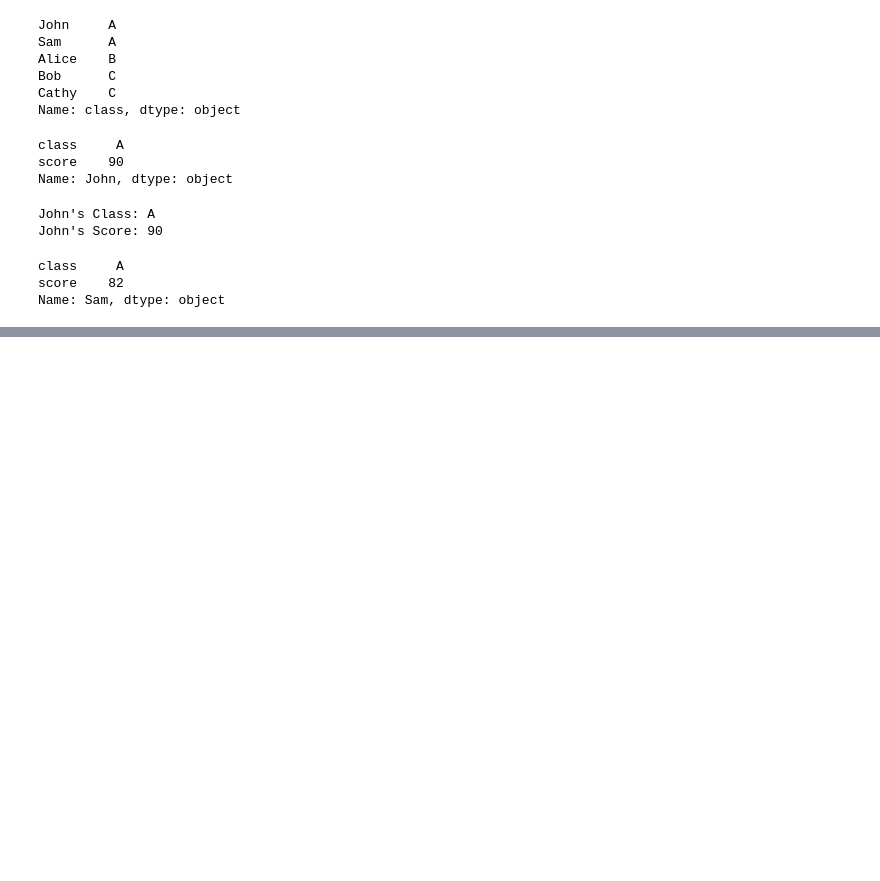
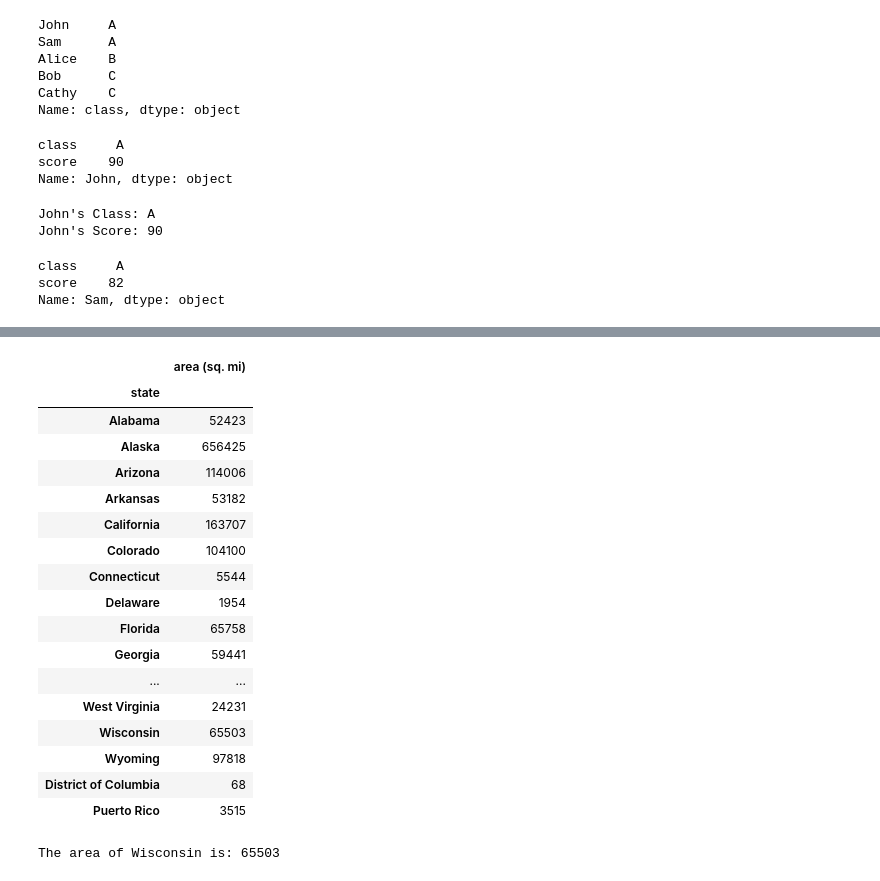
Before and after one commit to dowonh9599/everything-python, a Jupyter notebook: 06-pandas/01-introduction.ipynb, the cells around one changed output, grey strips where cells are left out. Cells and saved outputs as stored; diff of their text form; code cells hidden in the pictures; blank space fills up the shorter version.

```diff
--- a/06-pandas/01-introduction.ipynb
+++ b/06-pandas/01-introduction.ipynb
@@ -210,0 +339,27 @@ Name: Sam, dtype: object
+# %%
+# overwrite state_area_df with new DataFrame, where index is state, and values are area (sq. mi).
+state_area_df_2 = pd.DataFrame({"area (sq. mi)": state_area_df["area (sq. mi)"].values}, index=state_area_df["state"])
+state_area_df_2
+# %% [output]
+|  | area (sq. mi) |
+| state |  |
+| Alabama | 52423 |
+| Alaska | 656425 |
+| Arizona | 114006 |
+| Arkansas | 53182 |
+| California | 163707 |
+| Colorado | 104100 |
+| Connecticut | 5544 |
+| Delaware | 1954 |
+| Florida | 65758 |
+| Georgia | 59441 |
+| ... | ... |
+| West Virginia | 24231 |
+| Wisconsin | 65503 |
+| Wyoming | 97818 |
+| District of Columbia | 68 |
+| Puerto Rico | 3515 |
+# %%
+print("The area of Wisconsin is:", state_area_df_2.loc["Wisconsin"].loc["area (sq. mi)"])
+# %% [output]
+The area of Wisconsin is: 65503
```
Also changed, not shown: parts of 19 cells of this notebook.
